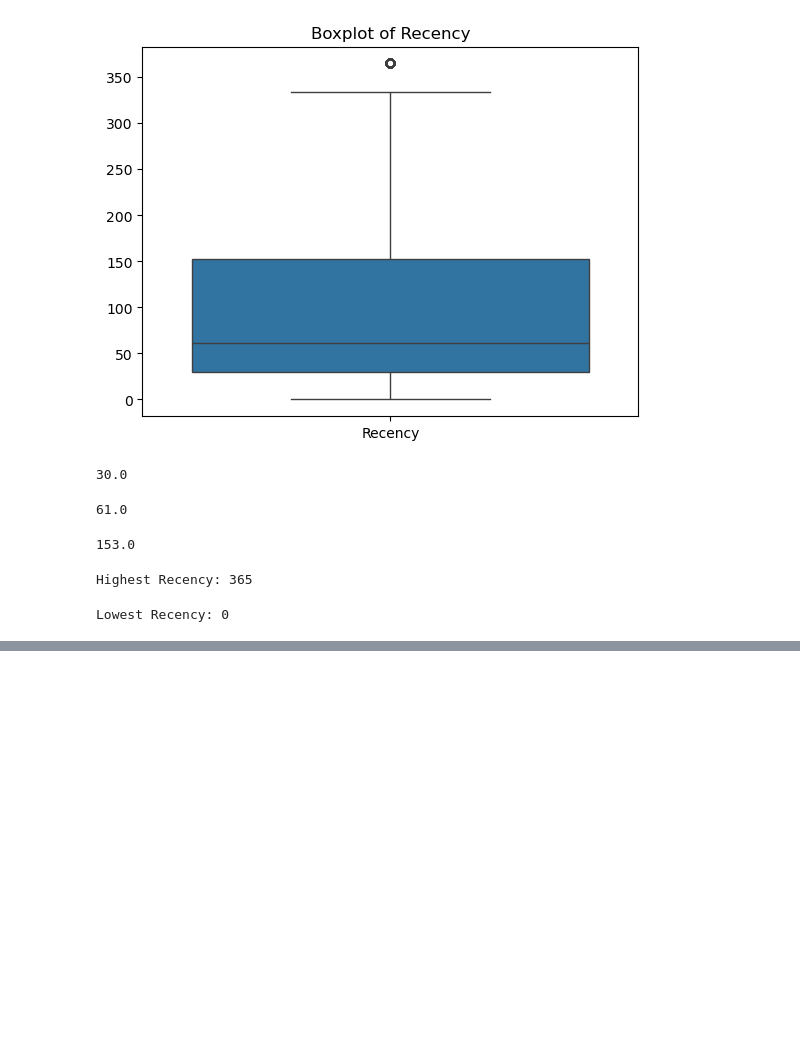
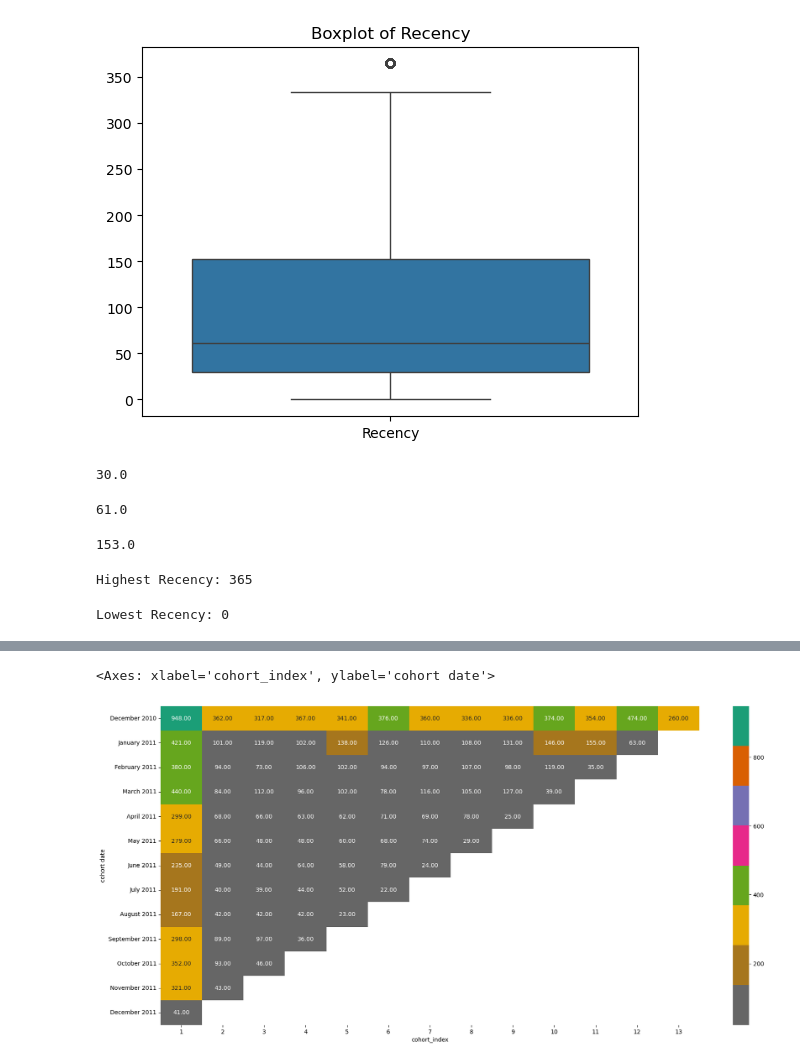
Before and after one commit to DaVinciAyo/Cohort-ecom, a Jupyter notebook: notebooks/ecom.ipynb, the cells around one changed output, grey strips where cells are left out. Saved outputs shown, nothing was run; the diff lists cells and outputs as text; code cells hidden in the pictures; blank space fills up the shorter version.

```diff
--- a/notebooks/ecom.ipynb
+++ b/notebooks/ecom.ipynb
@@ -499,0 +553,10 @@ Lowest Recency: 0
+# %%
+latest_month, latest_year = get_year_and_month(data,"InvoiceDate")
+# %%
+def create_cohort_index(first_month, first_year, latest_month,latest_year):
+    year_diff = latest_year - first_year
+    month_diff = latest_month - first_month
+    index = year_diff*12 + month_diff +1 # +1 is added because of customers who have been active for just 1 month
+    return index
+# %%
+data["cohort_index"] = create_cohort_index(first_month, first_year, latest_month, latest_year)
@@ -499,0 +581,4 @@ Lowest Recency: 0
+# %%
+cohort_info = data.groupby(["cohort date","cohort_index"])["CustomerID"].nunique().reset_index()
+cohort_info.rename(columns = {"CustomerID": "Number of customers"}, inplace = True)
+cohort_info
@@ -499,0 +599,16 @@ Lowest Recency: 0
+# %%
+# create a pivot table
+
+cohort_table = cohort_info.pivot(index = "cohort date", columns = ["cohort_index"], values = "Number of customers")
+
+#change index to understandable format
+cohort_table.index = cohort_table.index.strftime('%B %Y')
+cohort_table
+
+#visualize our results in heatmap
+
+plt.figure(figsize = (21,10))
+sns.heatmap(cohort_table, annot = True, cmap = 'Dark2_r',  fmt = '.2f')
+# %% [output]
+<Axes: xlabel='cohort_index', ylabel='cohort date'>
+[figure, added]
```
Also changed, not shown: parts of 16 cells of this notebook.
